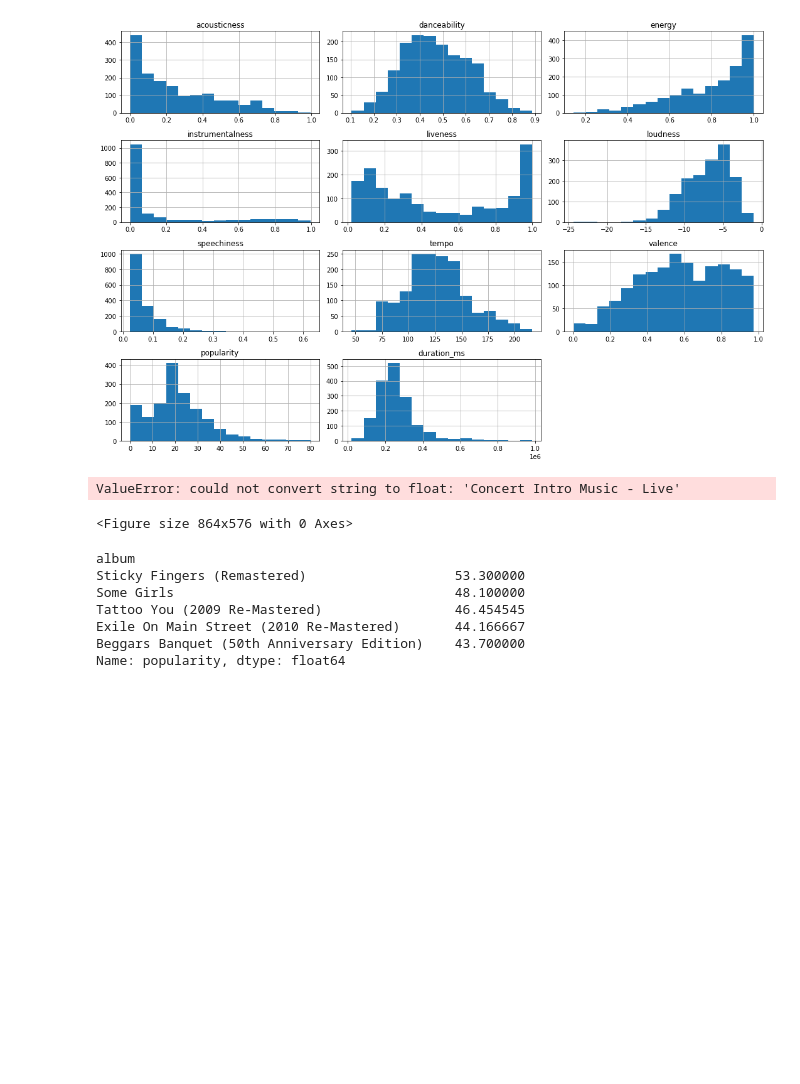
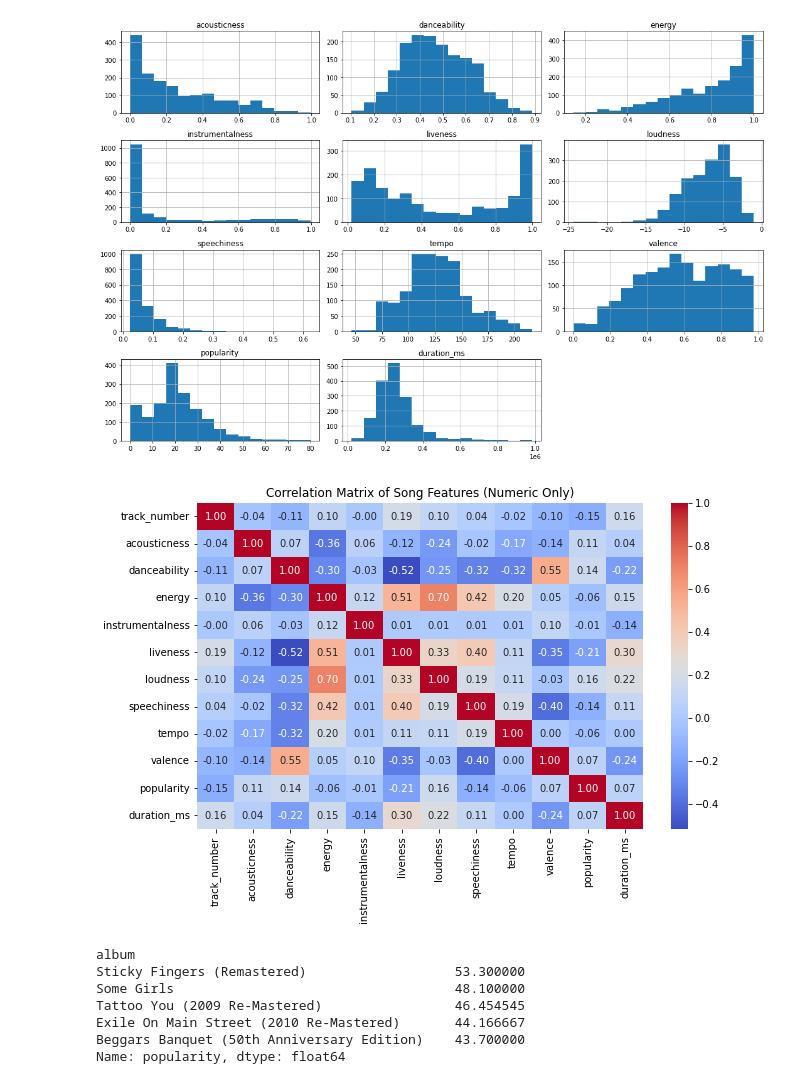
Before and after one commit to NitinJayavarapu12/Creating-cohorts-of-songs, a Jupyter notebook: Cohort_code.ipynb, the cells around one changed output. Saved outputs shown, nothing was run; the diff lists cells and outputs as text; code cells hidden in the pictures; blank space fills up the shorter version.

```diff
--- a/Cohort_code.ipynb
+++ b/Cohort_code.ipynb
@@ -119,15 +119,16 @@ plt.show()
 # %% [output]
 [figure]
 # %%
-#Correlation matrix
-plt.figure(figsize=(12, 8))
-correlation_matrix = df.corr()
-sns.heatmap(correlation_matrix, annot=True, fmt=".2f", cmap='coolwarm')
-plt.title("Correlation Matrix of Song Features")
+# Select only numeric columns
+numeric_df = df.select_dtypes(include=['float64', 'int64'])
+
+# Correlation heatmap again
+plt.figure(figsize=(10,6))
+sns.heatmap(numeric_df.corr(), annot=True, cmap='coolwarm', fmt=".2f")
+plt.title("Correlation Matrix of Song Features (Numeric Only)")
 plt.show()
 # %% [output]
-ValueError: could not convert string to float: 'Concert Intro Music - Live'
-<Figure size 864x576 with 0 Axes>
+[figure, added]
 # %%
 #Album level popularity over years
 album_popularity = df.groupby('album')['popularity'].mean().sort_values(ascending=False).head()
```
